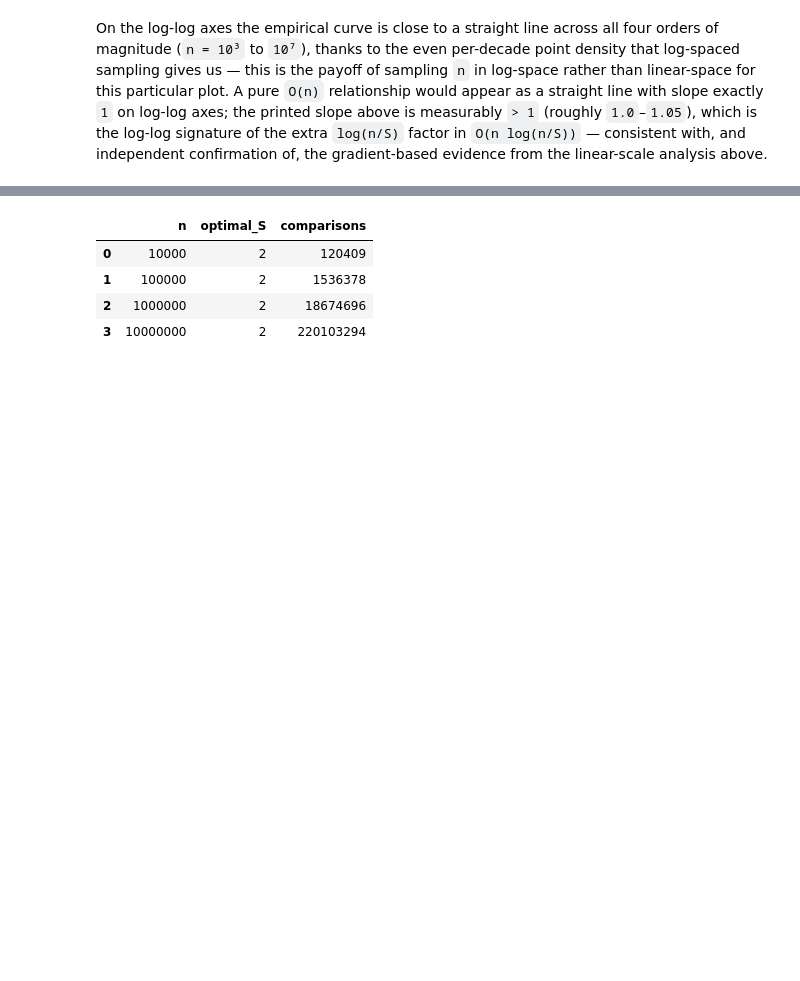
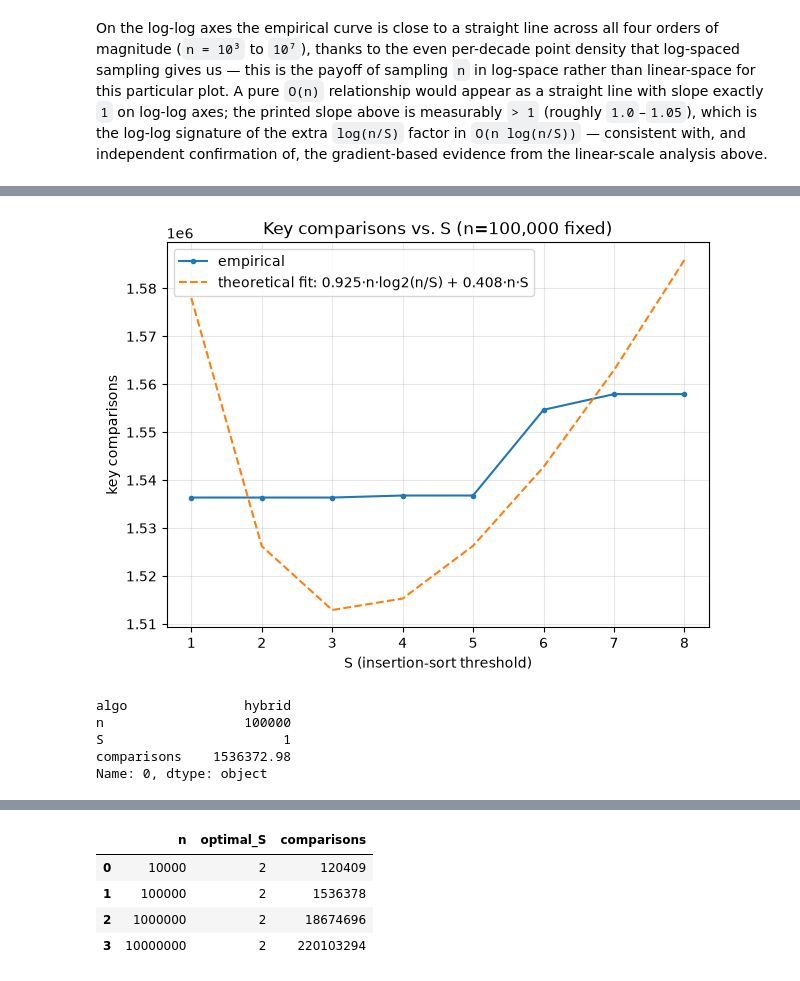
Before and after one commit to wheyy/merge-insertion-hybrid, a Jupyter notebook: analysis.ipynb, the cells around one changed output, grey strips where cells are left out. Cells and saved outputs as stored; diff of their text form; code cells hidden in the pictures; blank space fills up the shorter version.

```diff
--- a/analysis.ipynb
+++ b/analysis.ipynb
@@ -405,0 +452,16 @@ df_cii.loc[df_cii["comparisons"].idxmin()]
+# %%
+S_values_small = np.arange(1, 9) # 1 - 8
+SEEDS = range(1, 301)  # 300 seeds for each S
+
+rows_cii_small = []
+for S in S_values_small:
+    trials = [run("hybrid", N_FIXED, int(S), seed=seed) for seed in SEEDS]
+    rows_cii_small.append({
+        "algo": "hybrid",
+        "n": N_FIXED,
+        "S": int(S),
+        "comparisons": float(np.mean([t["comparisons"] for t in trials])),
+    })
+
+df_cii_small = pd.DataFrame(rows_cii_small)
+df_cii_small
@@ -405,0 +478,33 @@ df_cii.loc[df_cii["comparisons"].idxmin()]
+# %%
+S_arr_small = df_cii_small["S"].to_numpy(dtype=np.float64)
+y_cii_small = df_cii_small["comparisons"].to_numpy(dtype=np.float64)
+
+# S=0 has no theoretical fit (see note in the previous fit cell); fit only over S >= 1.
+fit_mask_small = S_arr_small >= 1
+S_fit_small = S_arr_small[fit_mask_small]
+A_cii_small = np.column_stack([N_FIXED * np.log2(N_FIXED / S_fit_small), N_FIXED * S_fit_small])
+
+col_scale_small = np.linalg.norm(A_cii_small, axis=0)
+coeffs_scaled_small, *_ = np.linalg.lstsq(A_cii_small / col_scale_small, y_cii_small[fit_mask_small], rcond=None)
+coeffs_cii_small = coeffs_scaled_small / col_scale_small
+c1_cii_small, c2_cii_small = coeffs_cii_small
+y_fit_cii_small = A_cii_small @ coeffs_cii_small
+
+fig, ax = plt.subplots(figsize=(7, 5))
+ax.plot(df_cii_small["S"], df_cii_small["comparisons"], ".-", label="empirical")
+ax.plot(S_fit_small, y_fit_cii_small, "--", label=f"theoretical fit: {c1_cii_small:.3f}·n·log2(n/S) + {c2_cii_small:.3f}·n·S")
+ax.set_xlabel("S (insertion-sort threshold)")
+ax.set_ylabel("key comparisons")
+ax.set_title(f"Key comparisons vs. S (n={N_FIXED:,} fixed)")
+ax.legend()
+ax.grid(True, alpha=0.3)
+plt.show()
+
+df_cii_small.loc[df_cii_small["comparisons"].idxmin()]
+# %% [output]
+[figure, added]
+algo               hybrid
+n                  100000
+S                       1
+comparisons    1536372.98
+Name: 0, dtype: object
```
Also changed, not shown: parts of 8 cells of this notebook, 2 other files.
